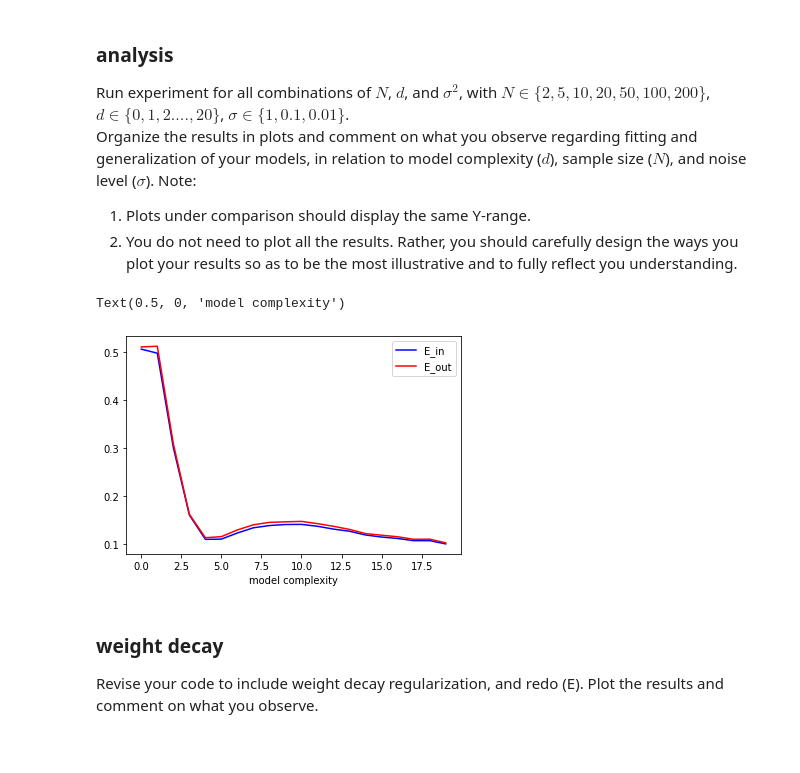
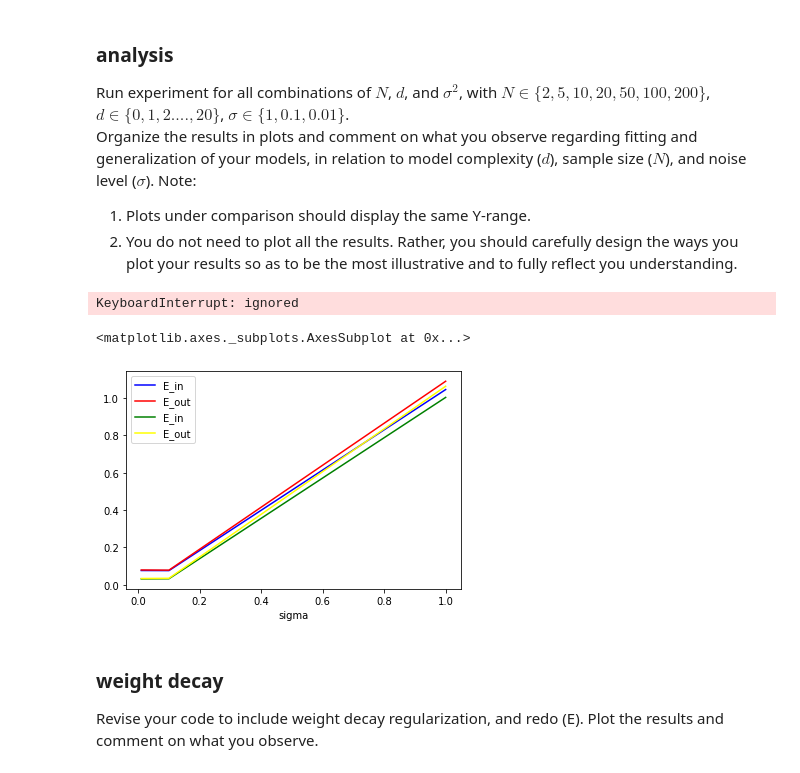
Before and after one commit to liushuyu6666/AI_relative, a Jupyter notebook: algorithm_explore/Gaussian_Regression.ipynb, the cells around one changed output. Drawn from its saved outputs; the diff is of its cells as text; code cells hidden in the pictures.

```diff
--- a/algorithm_explore/Gaussian_Regression.ipynb
+++ b/algorithm_explore/Gaussian_Regression.ipynb
@@ -362,7 +362,7 @@ average MSE for the dataset fitted to the average polynomial. This MSE will be d
 # %%
 # d from 0
 def experiment(N, d, sigma, plot=False):
-    M = 50
+    M = 20
     E_in_total = torch.FloatTensor([0])
     E_out_total = torch.FloatTensor([0])
     A_total = torch.zeros(d+1)
@@ -373,13 +373,13 @@ def experiment(N, d, sigma, plot=False):
         y_train = torch.FloatTensor([yi for (xi, yi) in trainset])
         A = torch.rand(d+1)
         (A, E_in, E_out) = fitData(y_train, x_train, A,
-                                    epochs=5000,
-                                    r=0.01,
+                                    epochs=2000,
+                                    r=0.05,
                                     batch=100,
                                     plot=False,
-                                    N_test=2000,
+                                    N_test=1000,
                                     sigma=sigma,
-                                    mode='sdg')
+                                    mode='dg')
         E_in_total.add_(E_in)
         E_out_total.add_(E_out)
         A_total.add_(A)
@@ -389,7 +389,7 @@ def experiment(N, d, sigma, plot=False):
     E_out_avg = torch.true_divide(E_out_total, torch.FloatTensor([M]))
     A_avg = torch.true_divide(A_total, torch.FloatTensor([M])).detach_()
 
-    large_testset = getData(N * 10, sigma, plot=False)
+    large_testset = getData(1000, sigma, plot=False)
     large_test_x = torch.FloatTensor([xi for (xi, yi) in large_testset])
     large_test_y = torch.FloatTensor([yi for (xi, yi) in large_testset])
     (mse, large_pred_y) = getMSE(large_test_y, large_test_x, A_avg, y_pred=True)
@@ -422,19 +420,53 @@ Ein = []
 Eout = []
 Ebias = []
 dlist = []
-for d in tqdm(range(20)):
-    (E_in, E_out, E_bias) = experiment(200, d, 0.1)
+for d in tqdm(range(10, 20)):
+    (E_in, E_out, E_bias) = experiment(20, d, 0.1)
     Ein.append(E_in)
     Eout.append(E_out)
     dlist.append(d)
+    print(f"E_out is {E_out}")
 
 fig, ax = plt.subplots()
 sns.lineplot(x=dlist, y=Ein, color='blue', label='E_in', ax=ax)
 sns.lineplot(x=dlist, y=Eout, color='red', label='E_out', ax=ax)
 plt.xlabel('model complexity')
 # %% [output]
-Text(0.5, 0, 'model complexity')
+KeyboardInterrupt: ignored
-[figure, removed]
+# %%
+from tqdm import tqdm
+
+Ein = []
+Eout = []
+Ebias = []
+dlist = []
+for sigma in tqdm([0.01, 0.1, 1]):
+    (E_in, E_out, E_bias) = experiment(200, 5, sigma)
+    Ein.append(E_in)
+    Eout.append(E_out)
+    dlist.append(sigma)
+
+fig, ax = plt.subplots()
+sns.lineplot(x=dlist, y=Ein, color='blue', label='E_in', ax=ax)
+sns.lineplot(x=dlist, y=Eout, color='red', label='E_out', ax=ax)
+plt.xlabel('sigma')
+
+
+Ein = []
+Eout = []
+Ebias = []
+dlist = []
+for sigma in tqdm([0.01, 0.1, 1]):
+    (E_in, E_out, E_bias) = experiment(200, 20, sigma)
+    Ein.append(E_in)
+    Eout.append(E_out)
+    dlist.append(sigma)
+
+sns.lineplot(x=dlist, y=Ein, color='green', label='E_in', ax=ax)
+sns.lineplot(x=dlist, y=Eout, color='yellow', label='E_out', ax=ax)
+# %% [output]
+<matplotlib.axes._subplots.AxesSubplot at 0x...>
+[figure, added]
 # %% [markdown]
 ### weight decay
 Revise your code to include weight decay regularization, and redo (E). Plot the results and comment
```
Also changed, not shown: parts of 19 cells of this notebook.
